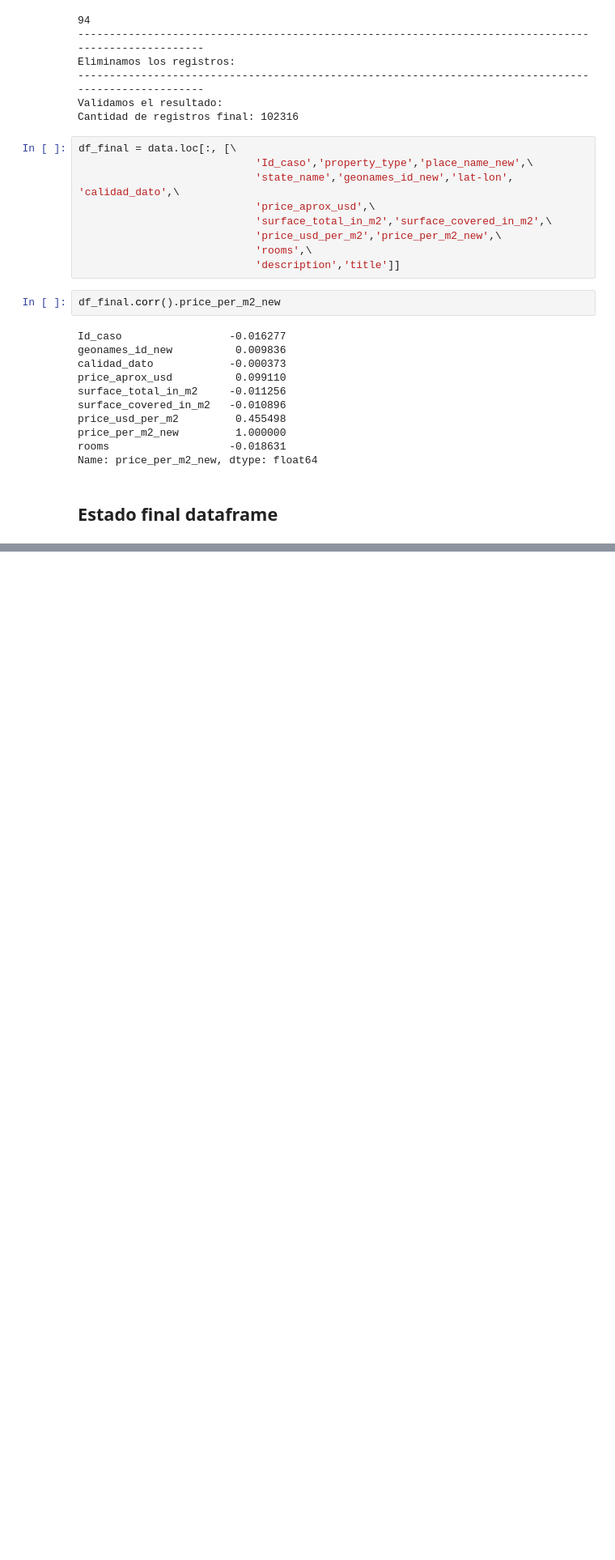
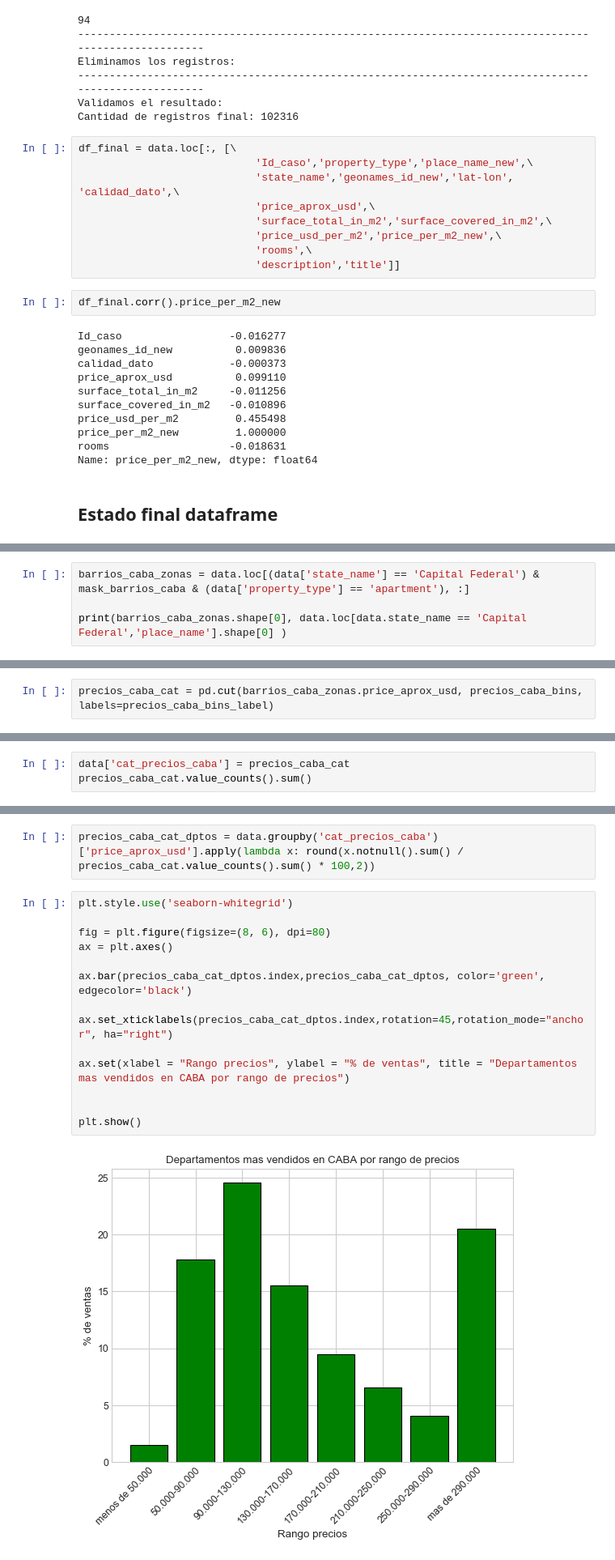
Before and after one commit to mauriciomem/DH_DS_desafio_1_propierati, a Jupyter notebook: final/properati_g2.ipynb, the cells around one changed output, grey strips where cells are left out. Shown: that part at 81% size. Drawn from its saved outputs; the diff is of its cells as text; blank space fills up the shorter version.

Commit message:
se agregan visualizaciones basicas

```diff
--- a/final/properati_g2.ipynb
+++ b/final/properati_g2.ipynb
@@ -2355,0 +2333,4 @@ data.head(10)
+# %%
+barrios_caba_zonas = data.loc[(data['state_name'] == 'Capital Federal') & mask_barrios_caba & (data['property_type'] == 'apartment'), :]
+
+print(barrios_caba_zonas.shape[0], data.loc[data.state_name == 'Capital Federal','place_name'].shape[0] )
@@ -2355,0 +2339,2 @@ data.head(10)
+# %%
+precios_caba_cat = pd.cut(barrios_caba_zonas.price_aprox_usd, precios_caba_bins, labels=precios_caba_bins_label)
@@ -2355,0 +2359,3 @@ data.head(10)
+# %%
+data['cat_precios_caba'] = precios_caba_cat
+precios_caba_cat.value_counts().sum()
@@ -2355,0 +2364,18 @@ data.head(10)
+# %%
+precios_caba_cat_dptos = data.groupby('cat_precios_caba')['price_aprox_usd'].apply(lambda x: round(x.notnull().sum() / precios_caba_cat.value_counts().sum() * 100,2))
+# %%
+plt.style.use('seaborn-whitegrid')
+
+fig = plt.figure(figsize=(8, 6), dpi=80)
+ax = plt.axes()
+
+ax.bar(precios_caba_cat_dptos.index,precios_caba_cat_dptos, color='green', edgecolor='black')
+
+ax.set_xticklabels(precios_caba_cat_dptos.index,rotation=45,rotation_mode="anchor", ha="right")
+
+ax.set(xlabel = "Rango precios", ylabel = "% de ventas", title = "Departamentos mas vendidos en CABA por rango de precios")
+
+
+plt.show()
+# %% [output]
+[figure, added]
```
Also changed, not shown: parts of 28 cells of this notebook.
